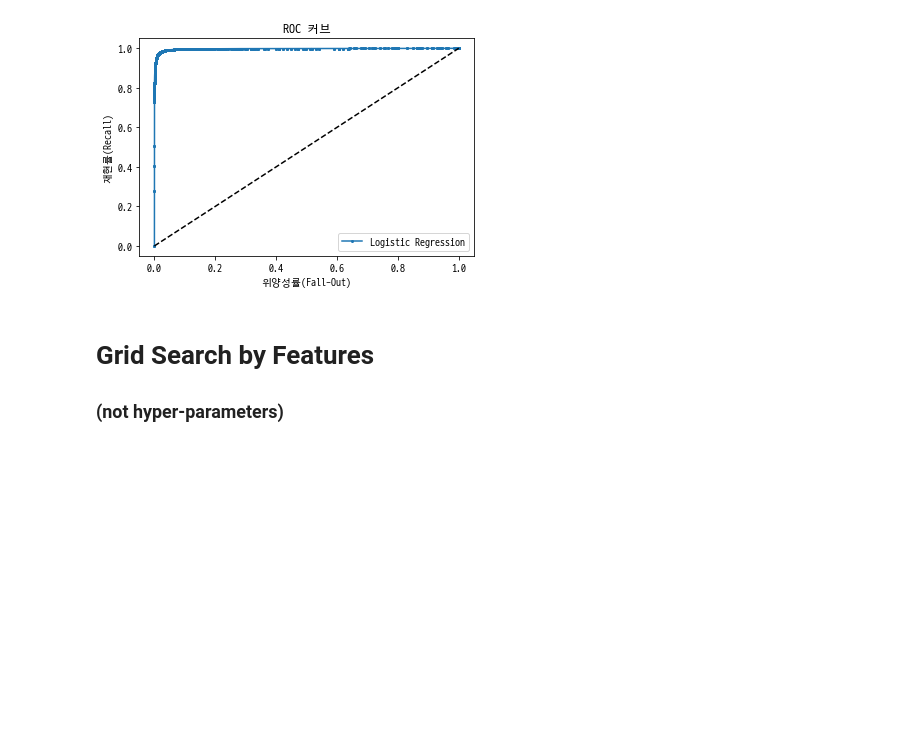
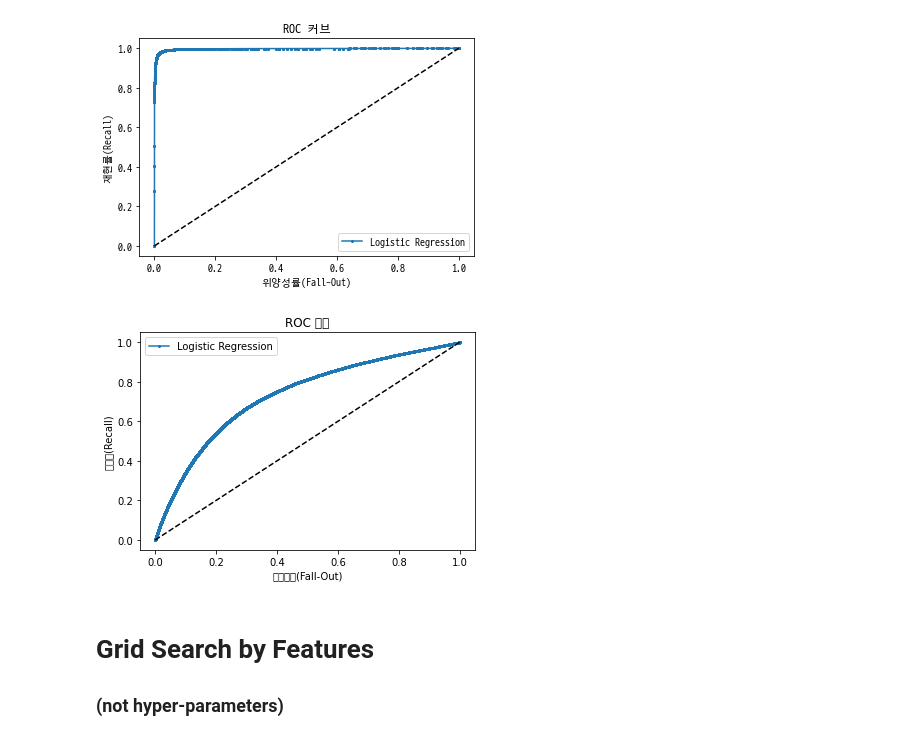
Before and after one commit to Yoonkeee/2021SS_DatabaseApplication, a Jupyter notebook: Diabetes Modeling.ipynb, the cells around one changed output. Cells and saved outputs as stored; diff of their text form; code cells hidden in the pictures; blank space fills up the shorter version.

```diff
--- a/Diabetes Modeling.ipynb
+++ b/Diabetes Modeling.ipynb
@@ -448,3 +499,15 @@ no_cv_model.show_result()
+# %%
+fpr1, tpr1, thresholds1 = roc_curve(data2017.y, testmodel.clf.decision_function(data2017.X))
+
+plt.plot(fpr1, tpr1, 'o-', ms=2, label="Logistic Regression")
+plt.legend()
+plt.plot([0, 1], [0, 1], 'k--', label="random guess")
+plt.xlabel('위양성률(Fall-Out)')
+plt.ylabel('재현률(Recall)')
+plt.title('ROC 커브')
+plt.show()
+# %% [output]
+[figure, added]
 # %%
 # training data = year 2017, test data = year 2018
 model = DiabetesModelingLR()
```
Also changed, not shown: parts of 23 cells of this notebook.
